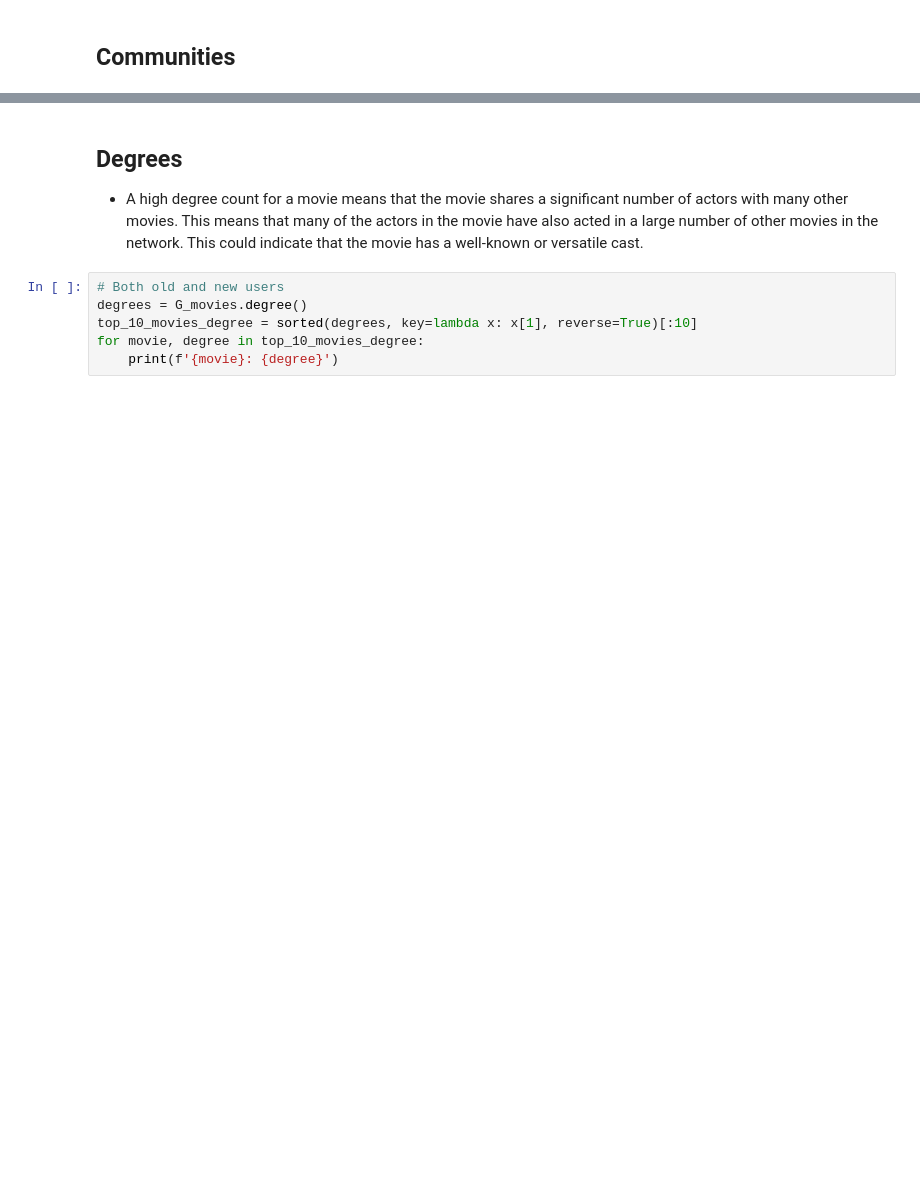
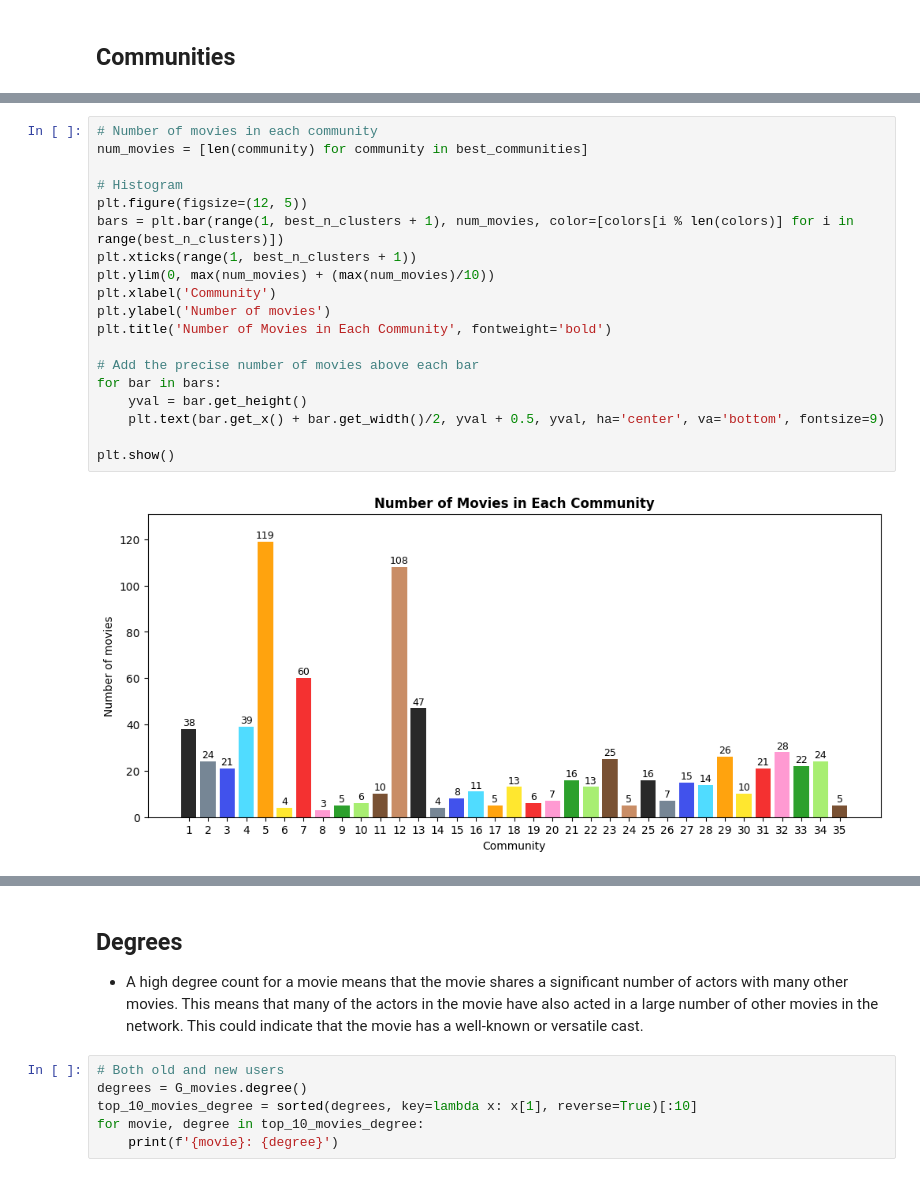
Before and after one commit to jennifer-dtu-2023/02807_project, a Jupyter notebook: networks_w7_dung_clean.ipynb, the cells around one changed output, grey strips where cells are left out. Drawn from its saved outputs; the diff is of its cells as text; blank space fills up the shorter version.

```diff
--- a/networks_w7_dung_clean.ipynb
+++ b/networks_w7_dung_clean.ipynb
@@ -156,2 +224,23 @@ Comparing Modularity:
+# %%
+# Number of movies in each community
+num_movies = [len(community) for community in best_communities]
+
+# Histogram
+plt.figure(figsize=(12, 5))
+bars = plt.bar(range(1, best_n_clusters + 1), num_movies, color=[colors[i % len(colors)] for i in range(best_n_clusters)])
+plt.xticks(range(1, best_n_clusters + 1))
+plt.ylim(0, max(num_movies) + (max(num_movies)/10))
+plt.xlabel('Community')
+plt.ylabel('Number of movies')
+plt.title('Number of Movies in Each Community', fontweight='bold')
+
+# Add the precise number of movies above each bar
+for bar in bars:
+    yval = bar.get_height()
+    plt.text(bar.get_x() + bar.get_width()/2, yval + 0.5, yval, ha='center', va='bottom', fontsize=9)
+
+plt.show()
+# %% [output]
+[figure, added]
 # %%
 # Communities
```
Also changed, not shown: parts of 18 cells of this notebook, 1 other file.
